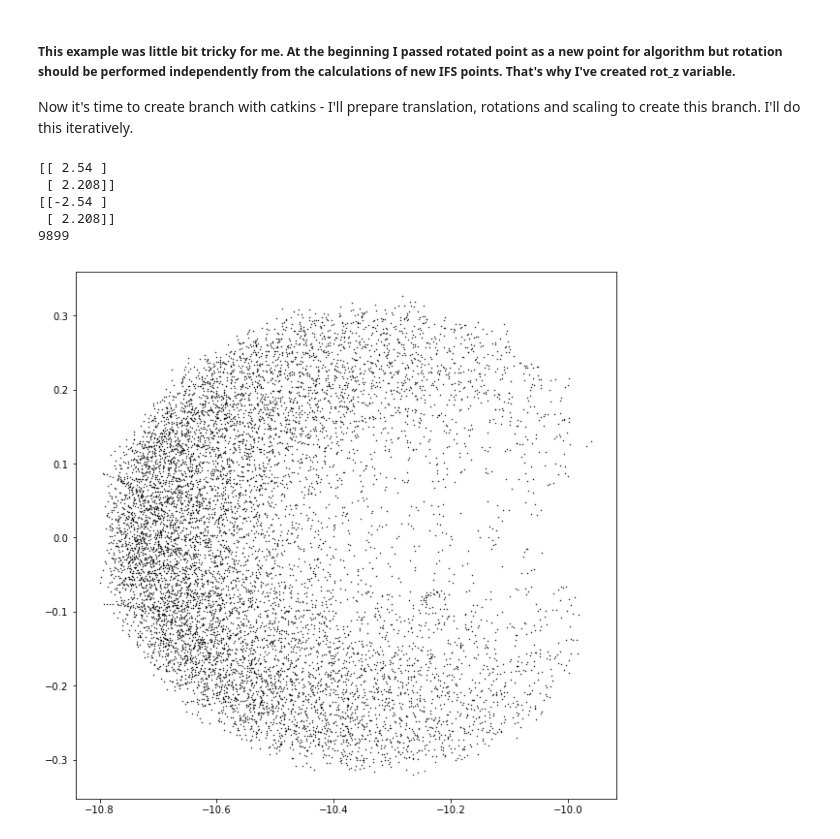
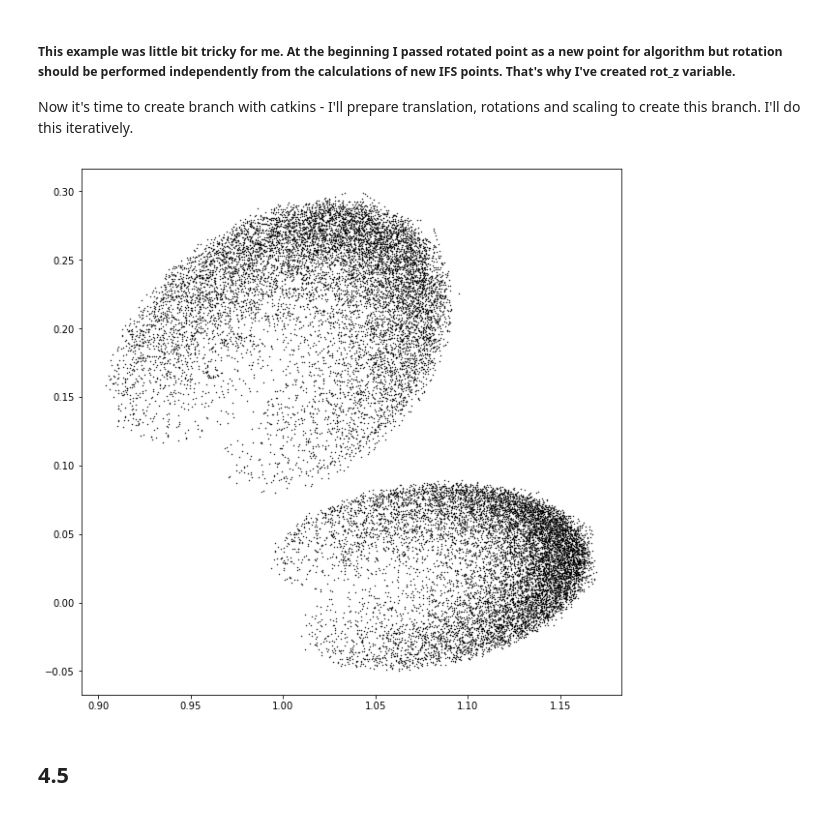
Before and after one commit to SimonMolinsky/fractals_and_chaos, a Jupyter notebook: chapter_04.ipynb, the cells around one changed output. Drawn from its saved outputs; the diff is of its cells as text; code cells hidden in the pictures.

Commit message:
working translation

```diff
--- a/chapter_04.ipynb
+++ b/chapter_04.ipynb
@@ -790,28 +790,28 @@ def draw_catkin(iterations=100000, translate=(0, 0), scale=(1, 1), rotate=0):
 
     exclude_points = 0
 
-    if translation_test:
-        for k in parameters:
-            parameters[k]['tC'] = z0 - parameters[k]['A'].dot(z0) + parameters[k]['C'] * scale_parameter
-            print(parameters[k]['tC'])
     for i in range(0, iterations):
         param = parameters[np.random.choice(list(parameters.keys()))]
         param_A = param['A']
         param_C = param['C']
+        param_tc = []
 
         if translation_test:
-            param_tC = param['tC']
-            z = param_A.dot(points) + param_tC
-            points[0] = z[0]
-            points[1] = z[1]
+
             if rotate != 0:
-                z = rot_mtx * z
+                tz = param_A.dot(points) + param_C * scale_parameter
+                z = rot_mtx.dot(tz) + z0
+                points[0] = tz[0]
+                points[1] = tz[1]
+            else:
+                param_tc = z0 - param_A.dot(z0) + param_C * scale_parameter
+                z = param_A.dot(points) + param_tc
+                points[0] = z[0]
+                points[1] = z[1]
         else:
             z = param_A.dot(points) + param_C * scale_parameter
             points[0] = z[0]
             points[1] = z[1]
-            if rotate != 0:
-                z = rot_mtx * z
 
         if exclude_points > 100:
             ifs.append([z[0][0], z[1][0]])
@@ -819,17 +819,17 @@ def draw_catkin(iterations=100000, translate=(0, 0), scale=(1, 1), rotate=0):
         exclude_points = exclude_points + 1
     return np.asarray(ifs)
 # %%
-catkins_branch = [draw_catkin(10000, translate=(0, 10), scale=(0.8, 0.9), rotate=90)]
+catkins_pair = [draw_catkin(10000, translate=(1, 0), scale=(0.2, 0.2), rotate=-75),
+                 draw_catkin(10000, translate=(0.95, 0.1), scale=(0.25, 0.25), rotate=-30)]
 
 plt.figure(figsize=(10,10))
-for catkins in catkins_branch:
-    print(len(catkins[:, 0]))
+for catkins in catkins_pair:
     plt.scatter(catkins[:, 0], catkins[:, 1], s=0.2, c='black')
+
+x1 = np.arange(0.89, 1.12, 0.001)
+y1 = 0.36*x1 - 0.38
 plt.show()
 # %% [output]
-[[ 2.54 ]
- [ 2.208]]
-[[-2.54 ]
- [ 2.208]]
-9899
-[figure, old version]
+[figure, new version]
+# %% [markdown]
+## 4.5
```
